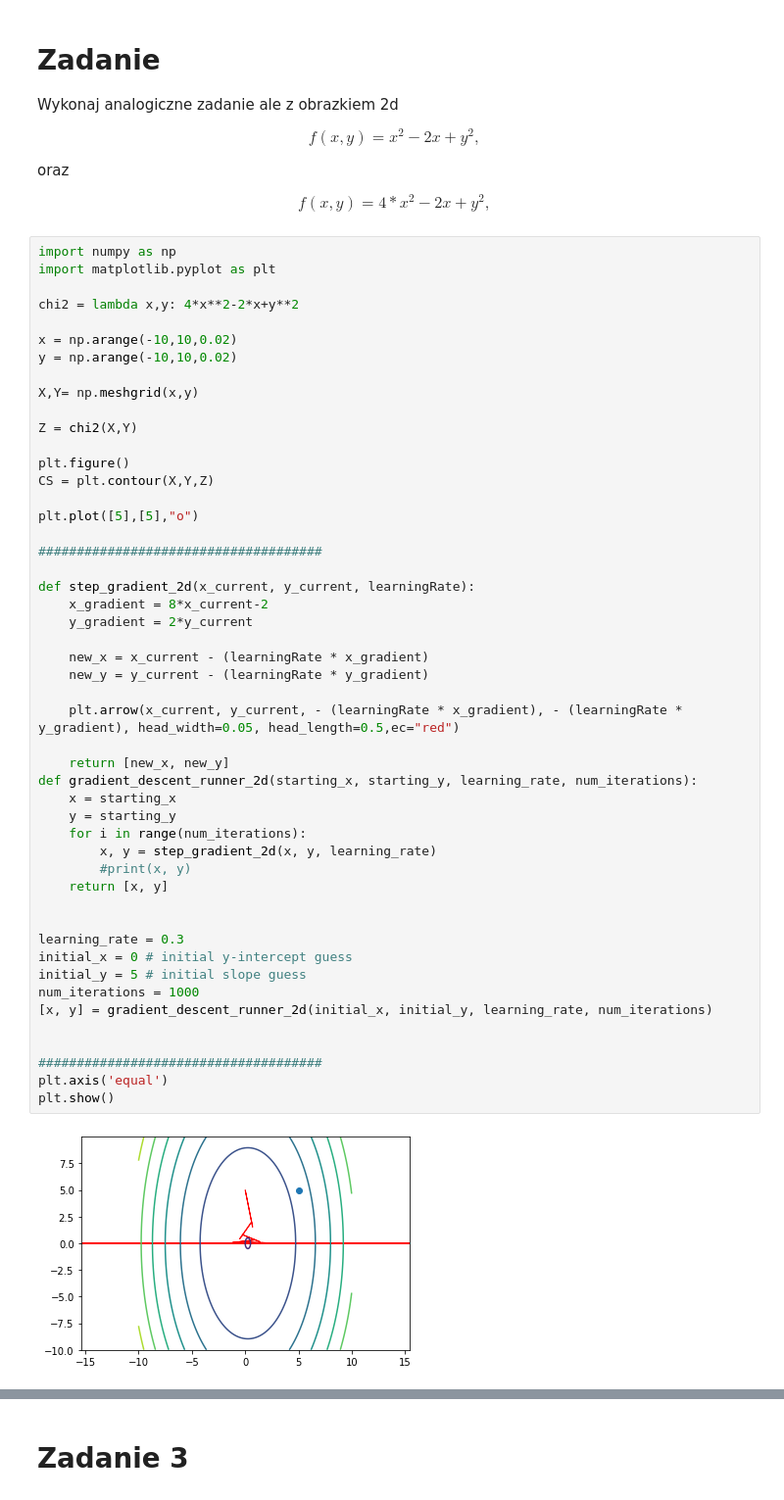
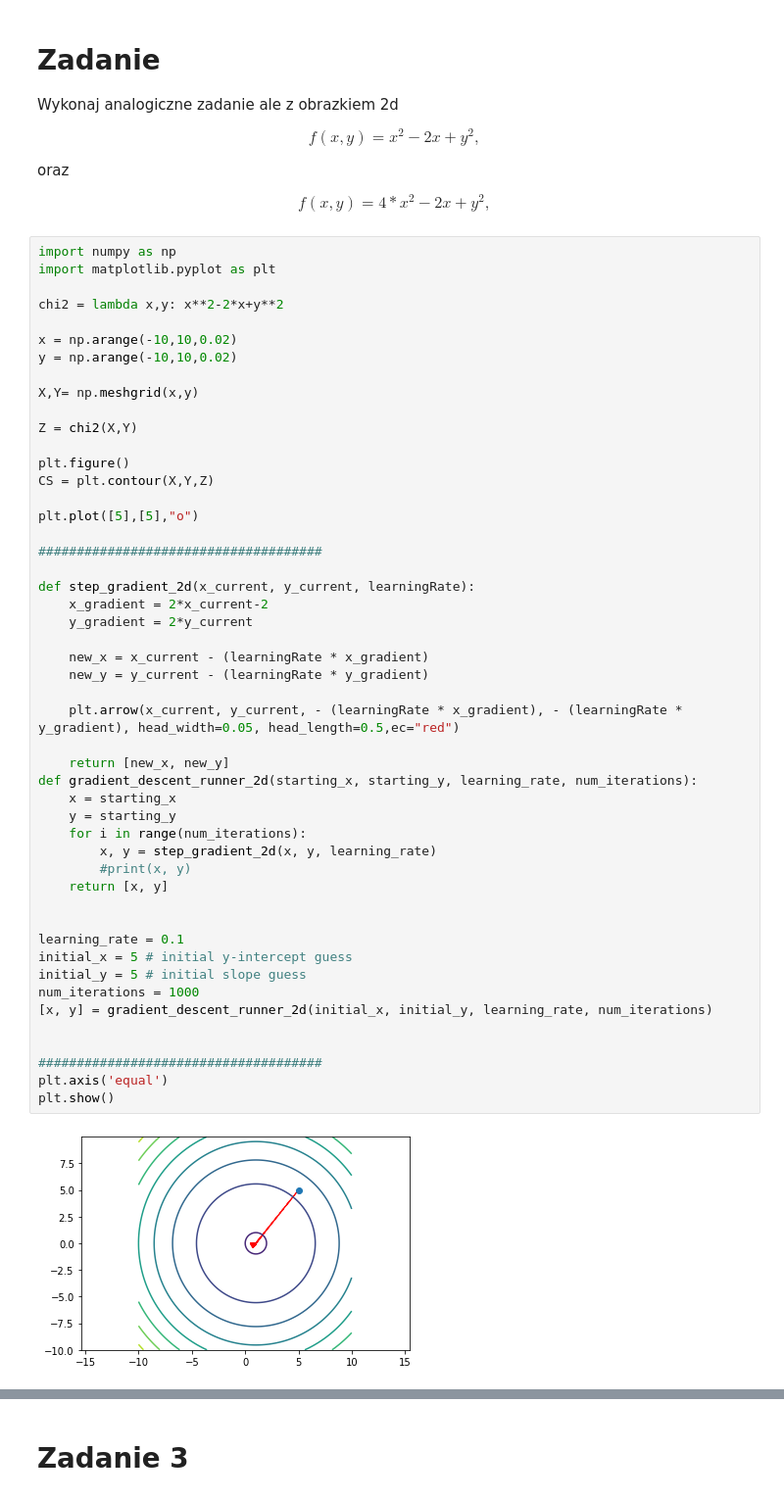
Before and after one commit to Banzanic/PSI-zadania, a Jupyter notebook: Z11_B_Gradient_Descent.ipynb, the cells around one changed output, grey strips where cells are left out. Shown at 98% size. Cells and saved outputs as stored; diff of their text form.

```diff
--- a/Z11_B_Gradient_Descent.ipynb
+++ b/Z11_B_Gradient_Descent.ipynb
@@ -246,7 +246,7 @@ $$
 import numpy as np
 import matplotlib.pyplot as plt
 
-chi2 = lambda x,y: 4*x**2-2*x+y**2
+chi2 = lambda x,y: x**2-2*x+y**2
 
 x = np.arange(-10,10,0.02)
 y = np.arange(-10,10,0.02)
@@ -262,34 +262,34 @@ plt.plot([5],[5],"o")
 
 #####################################
 
 def step_gradient_2d(x_current, y_current, learningRate):
-    x_gradient = 8*x_current-2
+    x_gradient = 2*x_current-2
     y_gradient = 2*y_current
 
     new_x = x_current - (learningRate * x_gradient)
     new_y = y_current - (learningRate * y_gradient)
 
     plt.arrow(x_current, y_current, - (learningRate * x_gradient), - (learningRate * y_gradient), head_width=0.05, head_length=0.5,ec="red")
 
     return [new_x, new_y]
 def gradient_descent_runner_2d(starting_x, starting_y, learning_rate, num_iterations):
     x = starting_x
     y = starting_y
     for i in range(num_iterations):
         x, y = step_gradient_2d(x, y, learning_rate)
         #print(x, y)
     return [x, y]
 
 
-learning_rate = 0.3
-initial_x = 0 # initial y-intercept guess
+learning_rate = 0.1
+initial_x = 5 # initial y-intercept guess
 initial_y = 5 # initial slope guess
 num_iterations = 1000
 [x, y] = gradient_descent_runner_2d(initial_x, initial_y, learning_rate, num_iterations)
 
 
 #####################################
 plt.axis('equal')
 plt.show()
 # %% [output]
-[figure, old version]
+[figure, new version]
```
Also changed, not shown: parts of 3 cells of this notebook.
